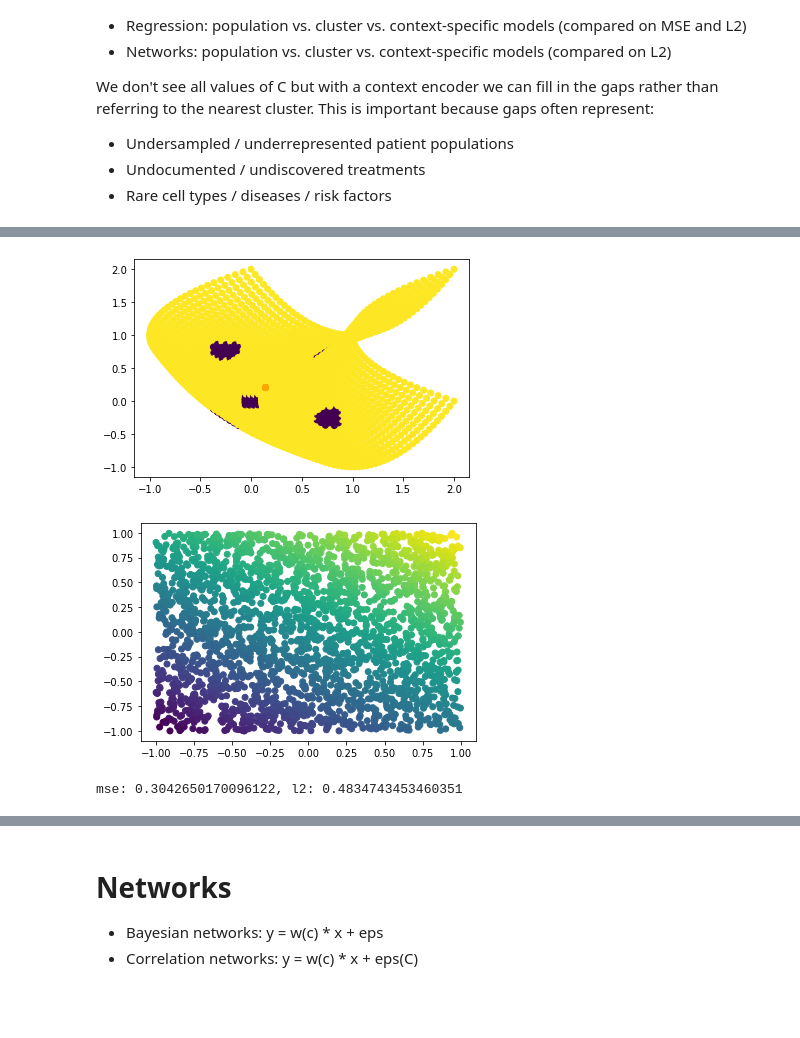
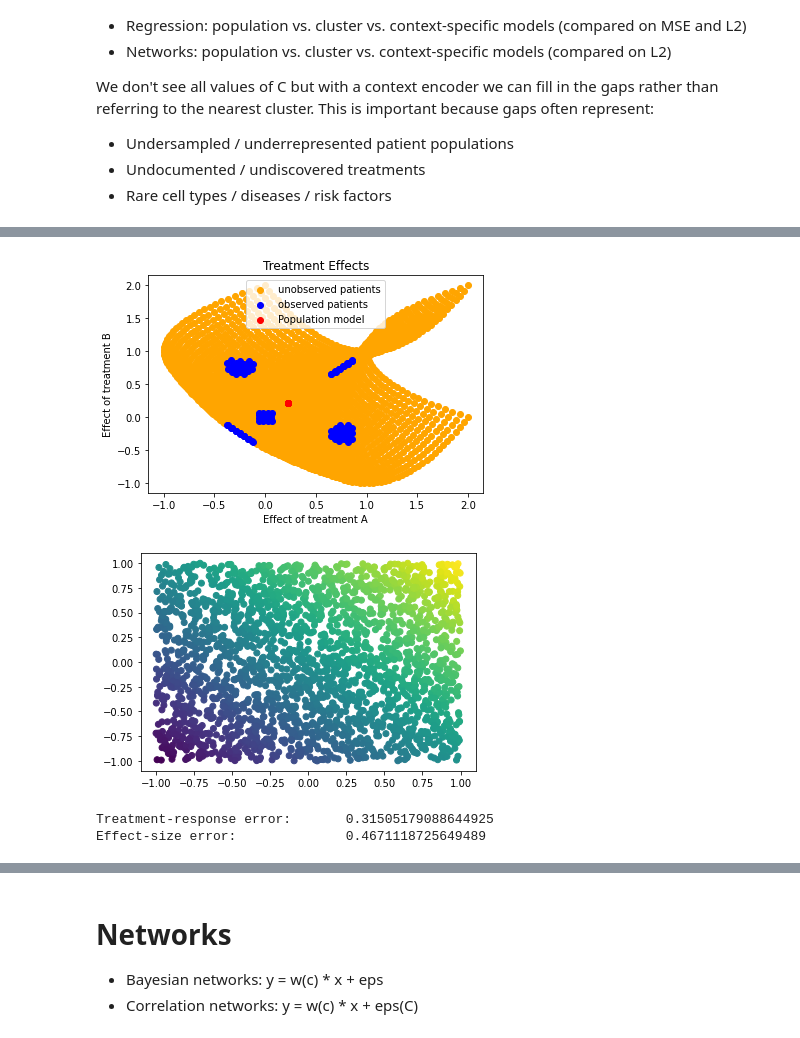
Before and after one commit to cnellington/Contextualized, a Jupyter notebook: experiments/simulation/cluster_demo.ipynb, the cells around one changed output, grey strips where cells are left out. Cells and saved outputs as stored; diff of their text form; code cells hidden in the pictures; blank space fills up the shorter version.

```diff
--- a/experiments/simulation/cluster_demo.ipynb
+++ b/experiments/simulation/cluster_demo.ipynb
@@ -148,23 +161,30 @@ class ClusterRegression:
 # %%
 # Population regression
 naive_model = NaiveRegression().fit(X_train, Y_train)
 w_hat = naive_model.predict_w(X_test)
 y_hat = naive_model.predict_y(X_test)
 
-plt.scatter(W[:,0], W[:,1], c=gap_idx)
-plt.scatter(w_hat[:,0], w_hat[:,1], c='orange')
+plt.scatter(W_test[:,0], W_test[:,1], c='orange', label='unobserved patients')
+plt.scatter(W_train[:,0], W_train[:,1], c='blue', label='observed patients')
+plt.scatter(w_hat[:,0], w_hat[:,1], c='red', label='Population model')
+plt.xlabel('Effect of treatment A')
+plt.ylabel('Effect of treatment B')
+plt.title('Treatment Effects')
+plt.legend()
 plt.show()
 
 plt.scatter(X_test[:,0], X_test[:,1], c=y_hat)
 plt.show()
 
 y_mse = mse(Y_test, y_hat)
 w_mse = mse(W_test, w_hat)
-print(f"mse: {y_mse}, l2: {w_mse}")
+print(f"Treatment-response error: \t{y_mse}")
+print(f"Effect-size error: \t\t{w_mse}")
 # %% [output]
-[figure, old version]
+[figure, new version]
-[figure, old version]
+[figure, new version]
-mse: 0.3042650170096122, l2: 0.4834743453460351
+Treatment-response error:       0.31505179088644925
+Effect-size error:              0.4671118725649489
 # %%
 # Cluster regression
 cluster_model = ClusterRegression(15).fit(C_train, X_train, Y_train)
```
Also changed, not shown: parts of 12 cells of this notebook.
